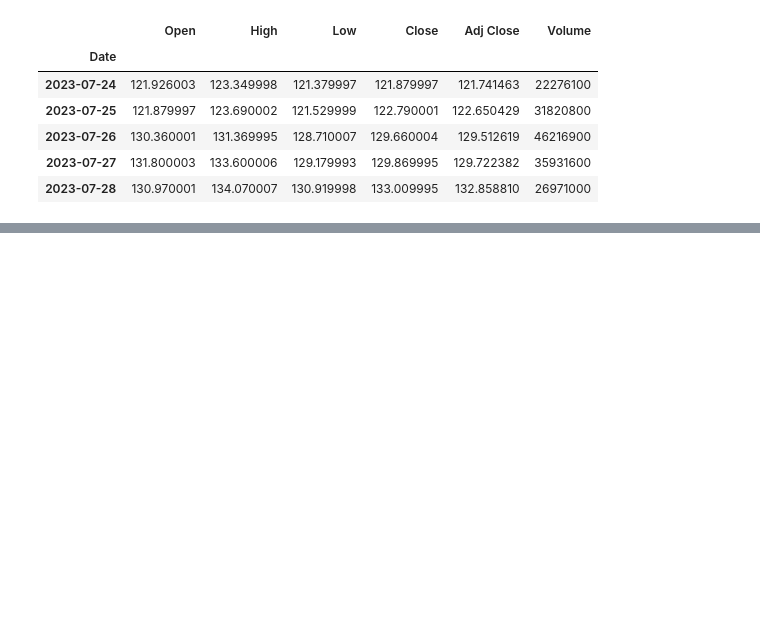
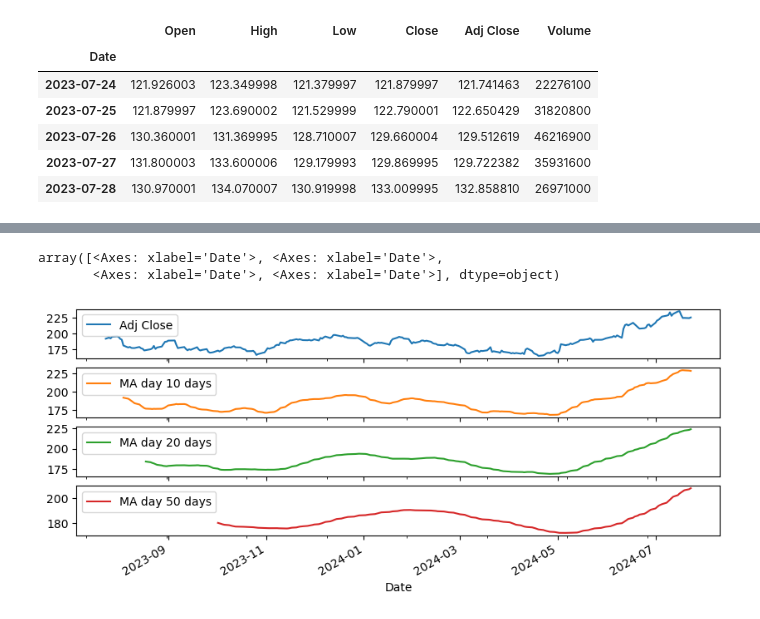
Before and after one commit to hferhat/DataWorks, a Jupyter notebook: StockMarketAnalysis.ipynb, the cells around one changed output, grey strips where cells are left out. Drawn from its saved outputs; the diff is of its cells as text; code cells hidden in the pictures; blank space fills up the shorter version.

```diff
--- a/StockMarketAnalysis.ipynb
+++ b/StockMarketAnalysis.ipynb
@@ -281,0 +316,6 @@ AAPL['Volume'].plot(legend=True,figsize=(10,4))
+# %%
+AAPL[['Adj Close','MA day 10 days','MA day 20 days', 'MA day 50 days']].plot(subplots = True,figsize=[10,4])
+# %% [output]
+array([<Axes: xlabel='Date'>, <Axes: xlabel='Date'>,
+       <Axes: xlabel='Date'>, <Axes: xlabel='Date'>], dtype=object)
+[figure, added]
```
Also changed, not shown: parts of 25 cells of this notebook.
